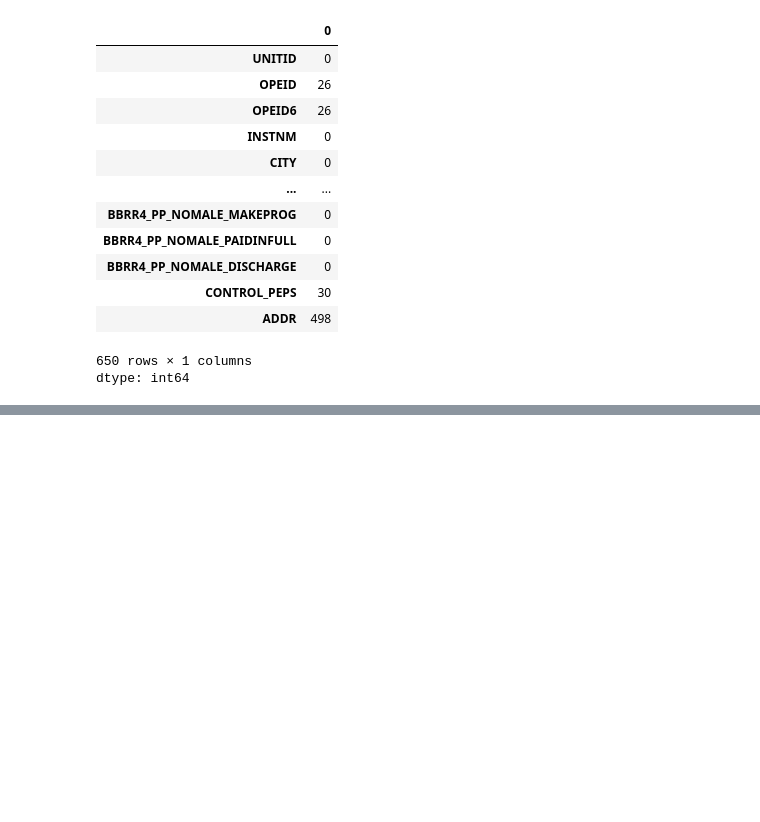
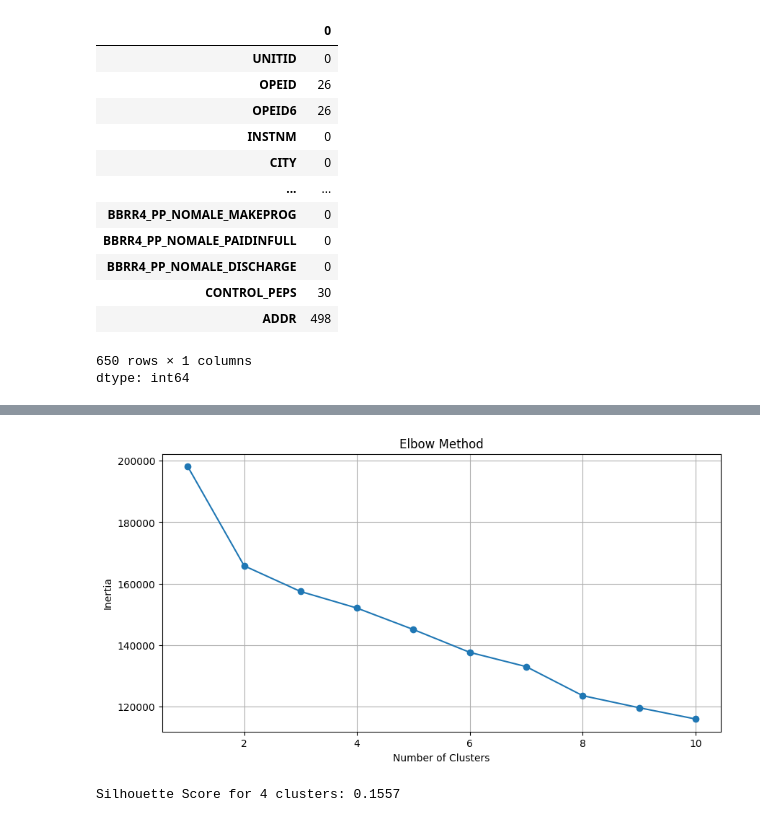
Before and after one commit to BrendanWilcox/Analyzing-2017-2020-Fatal-US-Traffic-Accident-Patterns--Brendan-Wilcox-BA775-A01, a Jupyter notebook: DataCleaning.ipynb, the cells around one changed output, grey strips where cells are left out. Drawn from its saved outputs; the diff is of its cells as text; code cells hidden in the pictures; blank space fills up the shorter version.

```diff
--- a/DataCleaning.ipynb
+++ b/DataCleaning.ipynb
@@ -7,0 +14,6 @@ Drive already mounted at /content/drive; to attempt to forcibly remount, call dr
+# %%
+import pandas as pd
+
+# df = pd.read_csv("/content/drive/MyDrive/BA820 Project/MERGED2022_23_PP.csv")
+# df = pd.read_csv("MERGED2022_23_PP.csv")
+df = pd.read_csv("/content/drive/MyDrive/2024-2025/Spring Semester/Unsupervised and Unstructured Machine Learning/BA820 Project/MERGED2022_23_PP.csv")
@@ -103,0 +208,9 @@ New DataFrame shape: (6484, 165)
+# %%
+# Drop the specified columns from filtered_df
+columns_to_drop = ['NPT4_PRIV', 'NPT41_PRIV', 'NUM4_PRIV', 'OMAWDP8_FTFT']
+
+filtered_df = filtered_df.drop(columns=columns_to_drop, errors='ignore')
+
+# Print column names and shape
+print(filtered_df.columns.tolist())
+print(f"New DataFrame shape: {filtered_df.shape}")
@@ -103,0 +303,30 @@ New DataFrame shape: (6484, 165)
+# %%
+from sklearn.cluster import KMeans
+
+# Elbow Method
+inertia = []
+for k in range(1, 11):
+    kmeans = KMeans(n_clusters=k, random_state=42)
+    kmeans.fit(data_pca)
+    inertia.append(kmeans.inertia_)
+
+plt.figure(figsize=(10, 5))
+plt.plot(range(1, 11), inertia, marker='o')
+plt.xlabel('Number of Clusters')
+plt.ylabel('Inertia')
+plt.title('Elbow Method')
+plt.grid(True)
+plt.show()
+# %% [output]
+[figure, added]
+# %%
+from sklearn.metrics import silhouette_score
+
+# KMeans
+optimal_k = 4
+kmeans = KMeans(n_clusters=optimal_k, random_state=42)
+clusters = kmeans.fit_predict(data_pca)
+silhouette_avg = silhouette_score(data_pca, clusters)
+print(f"Silhouette Score for {optimal_k} clusters: {silhouette_avg:.4f}")
+# %% [output]
+Silhouette Score for 4 clusters: 0.1557
```
Also changed, not shown: parts of 38 cells of this notebook.
